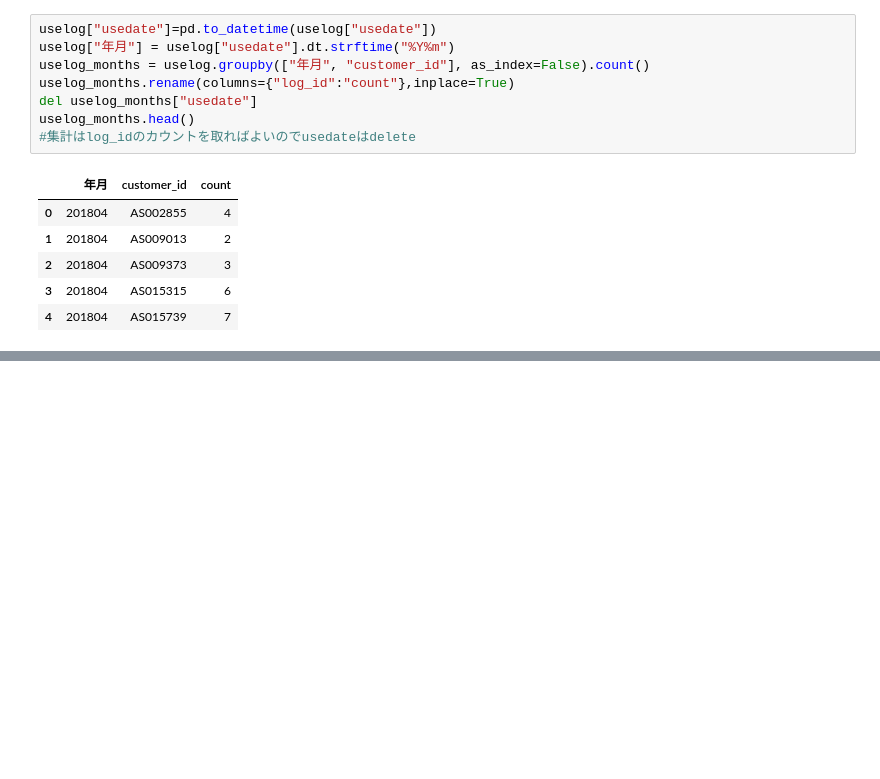
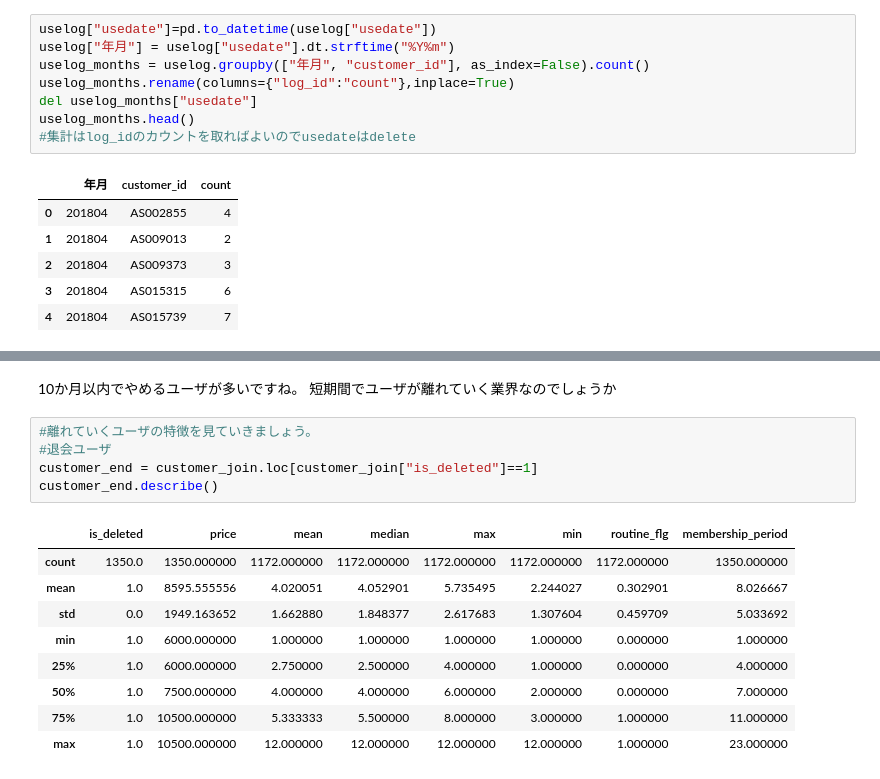
Before and after one commit to yosuke318/learn_ai, a Jupyter notebook: 100_knock_3_totalization.ipynb, the cells around one changed output, grey strips where cells are left out. Saved outputs shown, nothing was run; the diff lists cells and outputs as text; blank space fills up the shorter version.

```diff
--- a/100_knock_3_totalization.ipynb
+++ b/100_knock_3_totalization.ipynb
@@ -259,0 +337,18 @@ customer_join.head()
+# %% [markdown]
+10か月以内でやめるユーザが多いですね。
+短期間でユーザが離れていく業界なのでしょうか
+# %%
+#離れていくユーザの特徴を見ていきましょう。
+#退会ユーザ
+customer_end = customer_join.loc[customer_join["is_deleted"]==1]
+customer_end.describe()
+# %% [output]
+|  | is_deleted | price | mean | median | max | min | routine_flg | membership_period |
+| count | 1350.0 | 1350.000000 | 1172.000000 | 1172.000000 | 1172.000000 | 1172.000000 | 1172.000000 | 1350.000000 |
+| mean | 1.0 | 8595.555556 | 4.020051 | 4.052901 | 5.735495 | 2.244027 | 0.302901 | 8.026667 |
+| std | 0.0 | 1949.163652 | 1.662880 | 1.848377 | 2.617683 | 1.307604 | 0.459709 | 5.033692 |
+| min | 1.0 | 6000.000000 | 1.000000 | 1.000000 | 1.000000 | 1.000000 | 0.000000 | 1.000000 |
+| 25% | 1.0 | 6000.000000 | 2.750000 | 2.500000 | 4.000000 | 1.000000 | 0.000000 | 4.000000 |
+| 50% | 1.0 | 7500.000000 | 4.000000 | 4.000000 | 6.000000 | 2.000000 | 0.000000 | 7.000000 |
+| 75% | 1.0 | 10500.000000 | 5.333333 | 5.500000 | 8.000000 | 3.000000 | 1.000000 | 11.000000 |
+| max | 1.0 | 10500.000000 | 12.000000 | 12.000000 | 12.000000 | 12.000000 | 1.000000 | 23.000000 |
```
Also changed, not shown: parts of 16 cells of this notebook.
